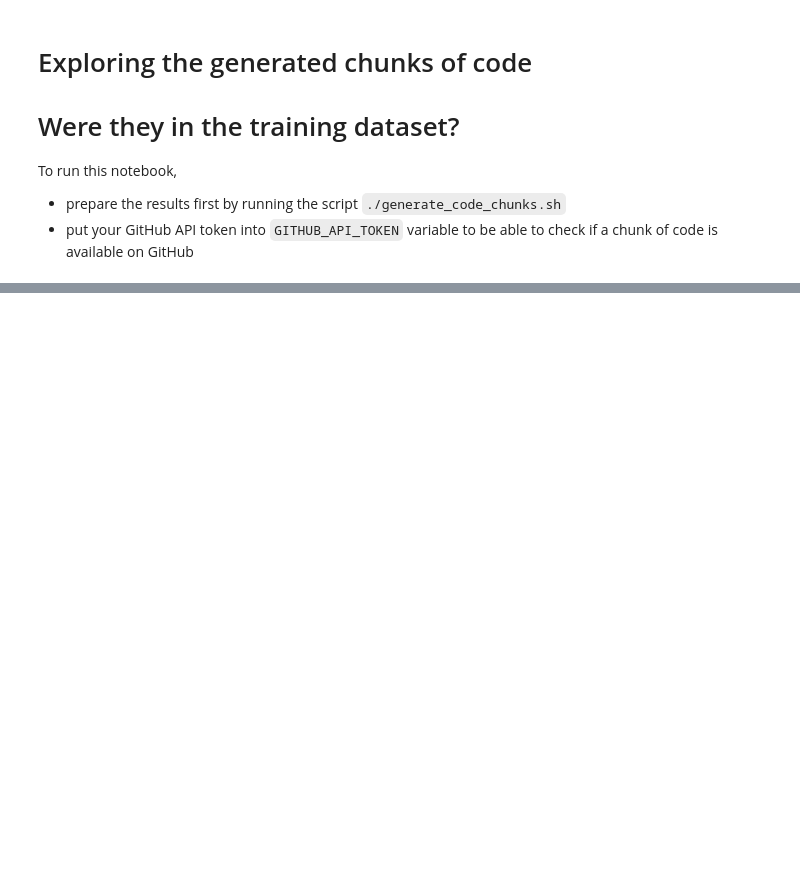
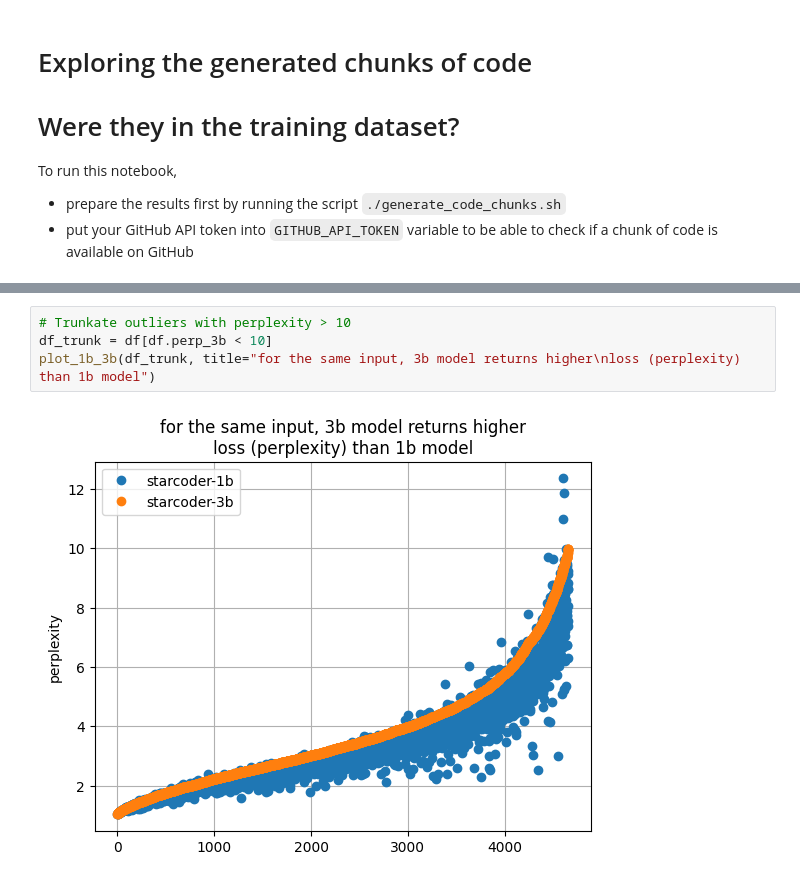
Before and after one commit to mathymess/starcoder-train-data-extraction-attack, a Jupyter notebook: explore_generated_code_chunks.ipynb, the cells around one changed output, grey strips where cells are left out. Drawn from its saved outputs; the diff is of its cells as text; blank space fills up the shorter version.

```diff
--- a/explore_generated_code_chunks.ipynb
+++ b/explore_generated_code_chunks.ipynb
@@ -57,0 +69,6 @@ Not found on GitHub :(
+# %%
+# Trunkate outliers with perplexity > 10
+df_trunk = df[df.perp_3b < 10]
+plot_1b_3b(df_trunk, title="for the same input, 3b model returns higher\nloss (perplexity) than 1b model")
+# %% [output]
+[figure, added]
```
Also changed, not shown: parts of 18 cells of this notebook, 2 other files.
